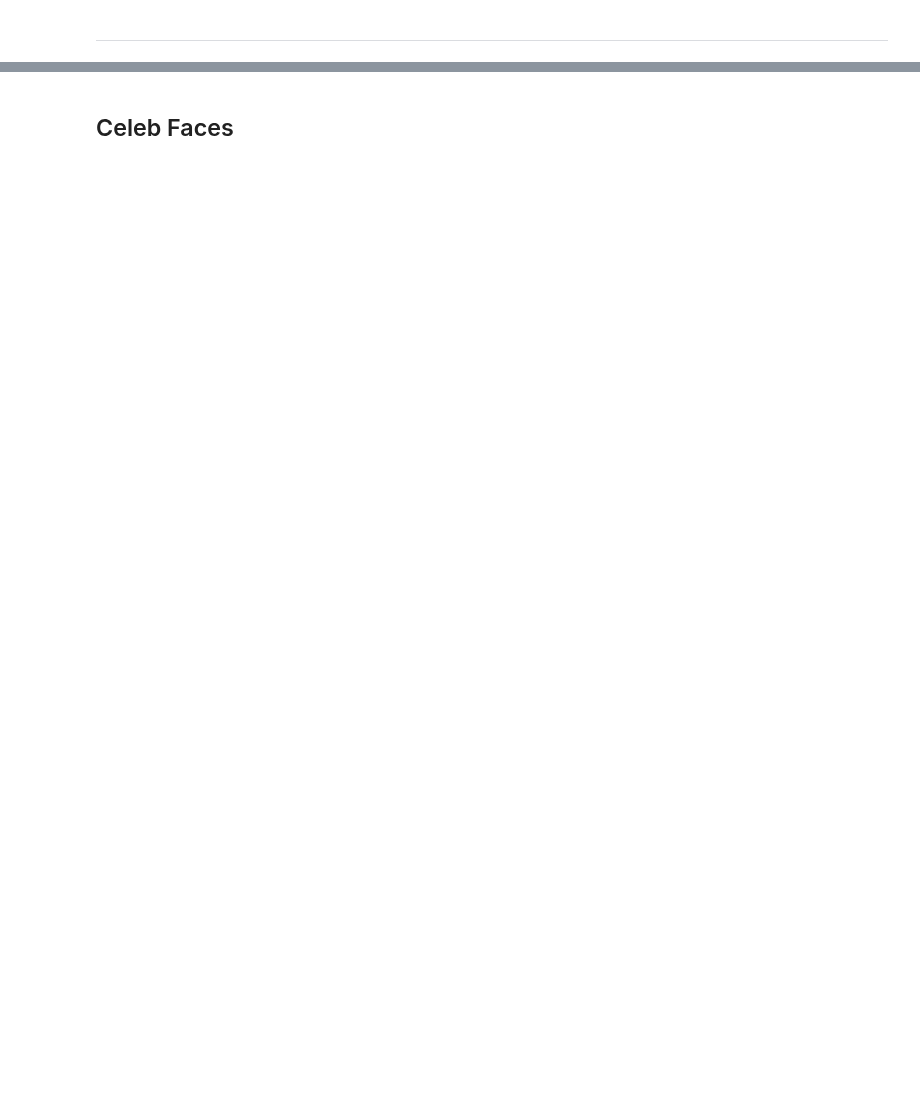
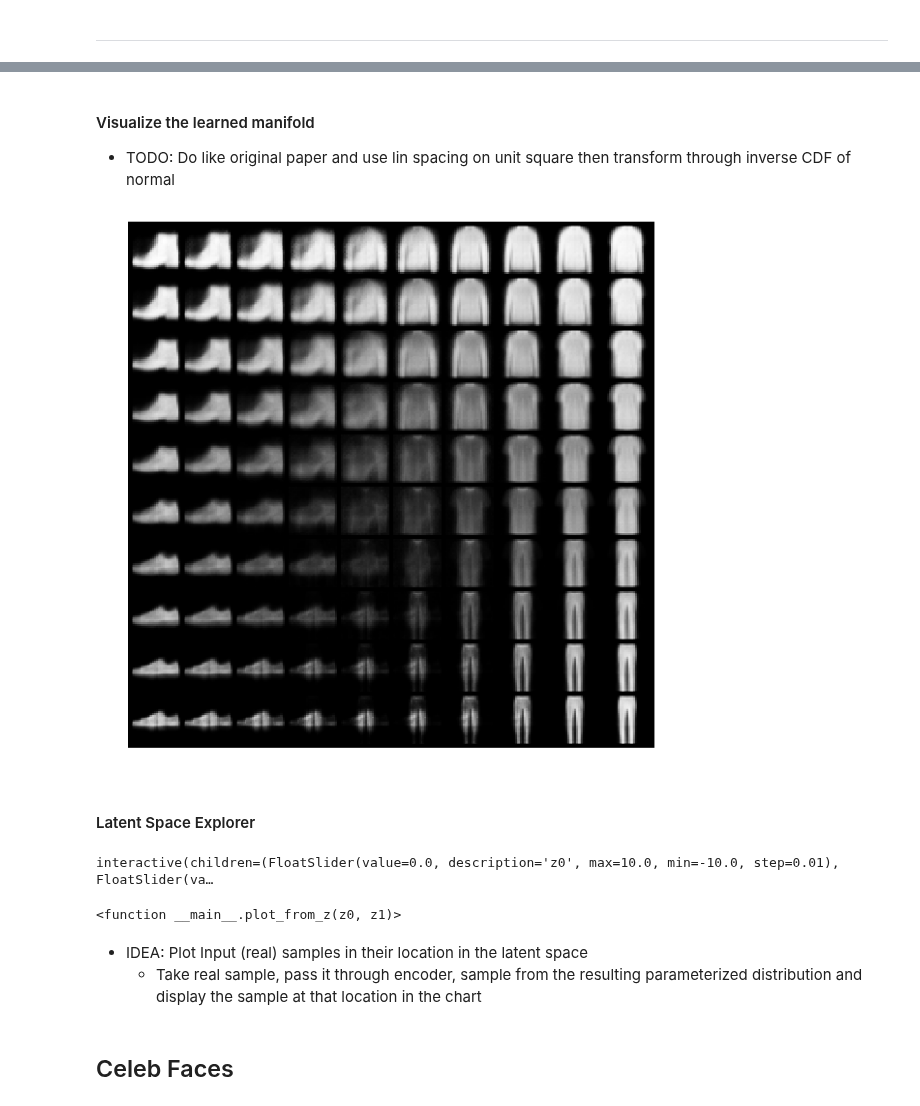
Before and after one commit to danmar3/AssociativeGAN, a Jupyter notebook: notebooks/torch_vae.ipynb, the cells around one changed output, grey strips where cells are left out. Saved outputs shown, nothing was run; the diff lists cells and outputs as text; code cells hidden in the pictures; blank space fills up the shorter version.

```diff
--- a/notebooks/torch_vae.ipynb
+++ b/notebooks/torch_vae.ipynb
@@ -84,3 +115,35 @@ torch_gan.GANTrainer.grid_display(vae_trainer.model(real_batch[0][:8])[0].reshap
+# %% [markdown]
+#### Visualize the learned manifold
+- TODO: Do like original paper and use lin spacing on unit square then transform through inverse CDF of normal
+# %%
+lin_space = (-3, 3, 10)
+z_values = torch.tensor([[z0, z1] for z0 in np.linspace(*lin_space)
+                         for z1 in np.linspace(*lin_space)]).float()
+
+latent_grid = vae_trainer.model.decode(z_values).reshape(img_shape)
+
+torch_gan.GANTrainer.grid_display(latent_grid, nrow=lin_space[-1]);
+# %% [output]
+[figure, added]
+# %% [markdown]
+#### Latent Space Explorer
+# %%
+from ipywidgets import widgets
+
+def plot_from_z(z0, z1):
+    _z = torch.tensor([[z0, z1]]).float()
+    torch_gan.GANTrainer.grid_display(vae_trainer.model.decode(_z)[0].reshape(*img_shape),
+                                      figsize=(6, 6),
+                                     title="z0=%.2f; z1=%.2f" % (z0, z1));
+widgets.interact(plot_from_z,
+                 z0=widgets.FloatSlider(0., min=-10, max=10, step=0.01),
+                 z1=widgets.FloatSlider(0., min=-10, max=10, step=0.01))
+# %% [output]
+interactive(children=(FloatSlider(value=0.0, description='z0', max=10.0, min=-10.0, step=0.01), FloatSlider(va…
+<function __main__.plot_from_z(z0, z1)>
+# %% [markdown]
+- IDEA: Plot Input (real) samples in their location in the latent space
+    - Take real sample, pass it through encoder, sample from the resulting parameterized distribution and display the sample at that location in the chart
 # %% [markdown]
 ## Celeb Faces
 # %%
```
Also changed, not shown: parts of 20 cells of this notebook.
